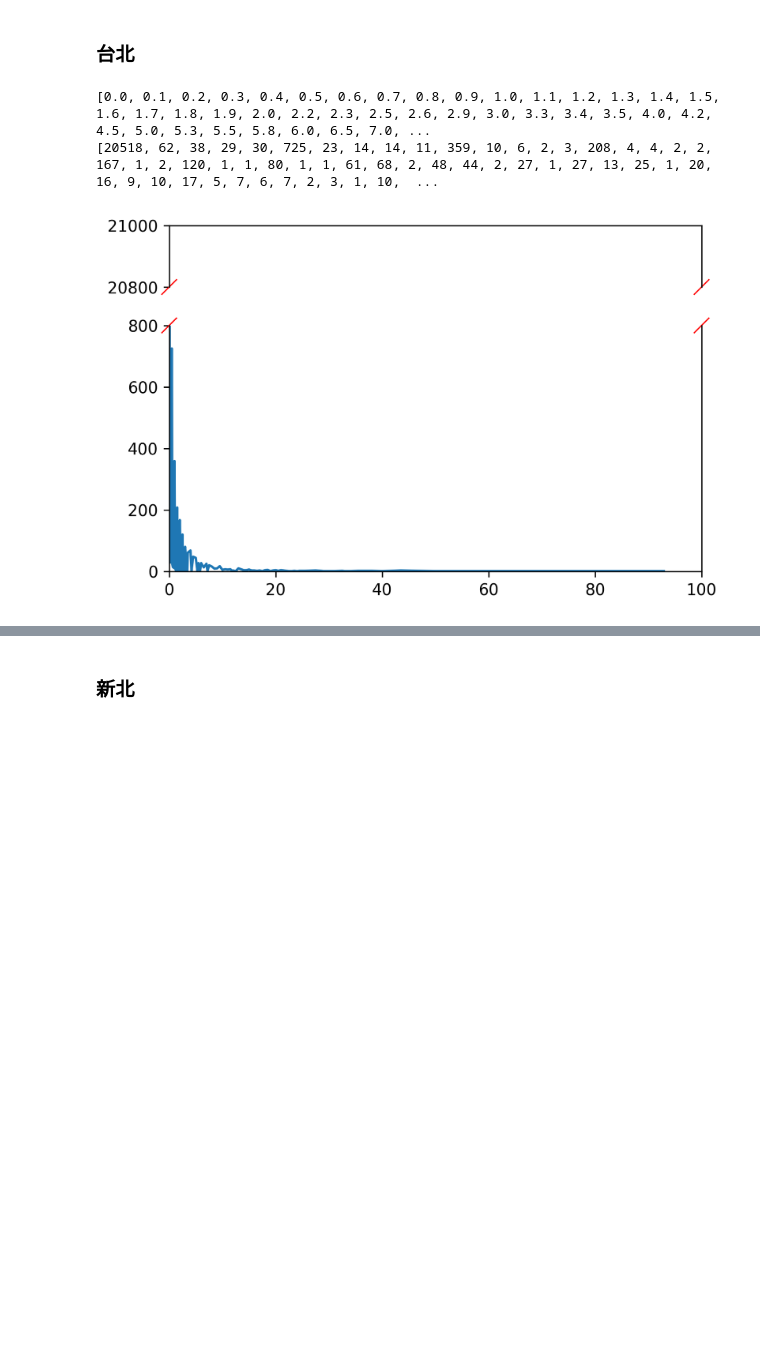
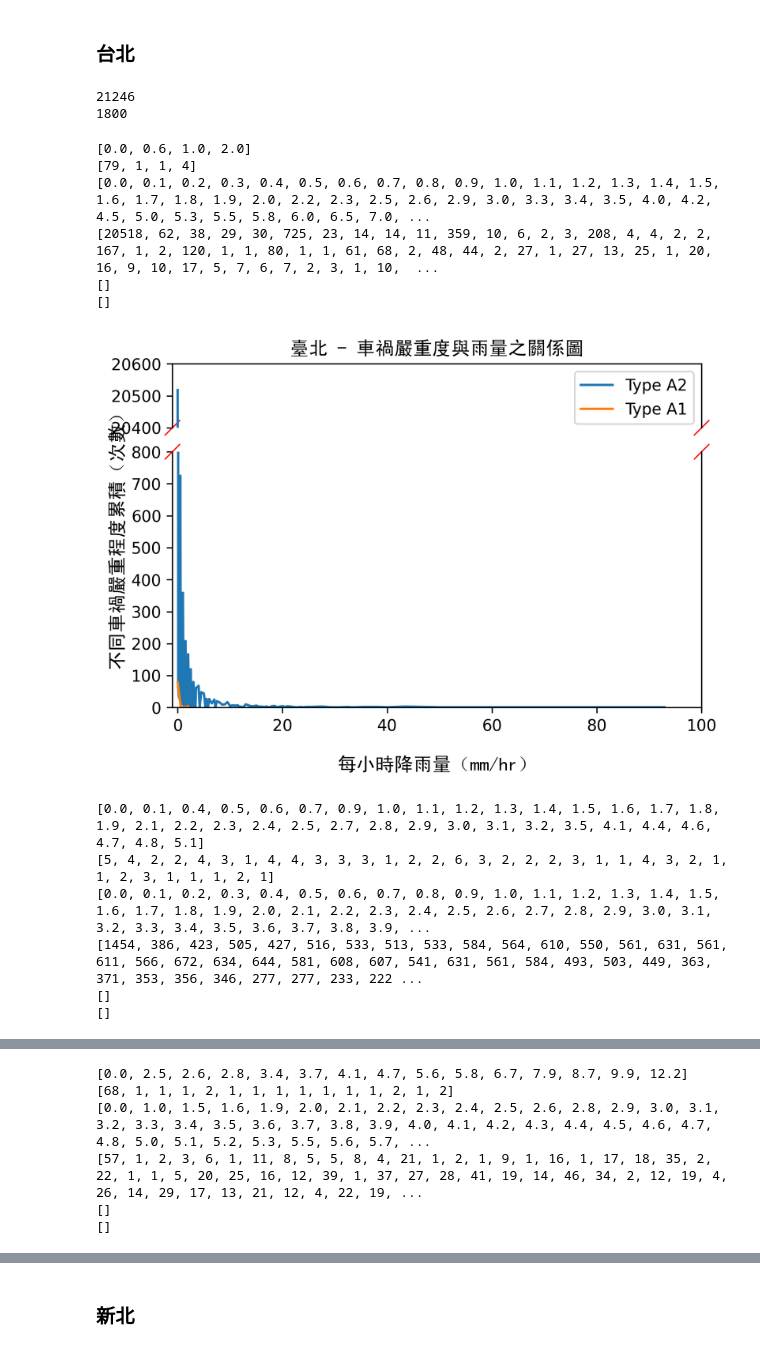
Before and after one commit to lamuyang/DigiTalant_DataScience, a Jupyter notebook: pltA1_A2.ipynb, the cells around one changed output, grey strips where cells are left out. Saved outputs shown, nothing was run; the diff lists cells and outputs as text; code cells hidden in the pictures; blank space fills up the shorter version.

Commit message:
add type figure

```diff
--- a/pltA1_A2.ipynb
+++ b/pltA1_A2.ipynb
@@ -36,10 +36,13 @@ def get_weather_data(district):
         T_time.append(change_time_format(i))
     A1_rain = defaultdict()
     A2_rain = defaultdict()
+    A3_rain = defaultdict()
     A1_WS = defaultdict()
     A2_WS = defaultdict()
+    A3_WS = defaultdict()
     A1_WSGust = defaultdict()
     A2_WSGust = defaultdict()
+    A3_WSGust = defaultdict()
     count = 0
     err = 0
     for i in range(0,len(district["測站"].to_list())):
@@ -65,37 +68,52 @@ def get_weather_data(district):
                     A1_rain[precp] = 1
                 else:
                     A1_rain[precp] += 1
-            else:
+            elif district["種類"].to_list()[i] == "A2":
                 if precp not in A2_rain.keys():
                     A2_rain[precp] = 1
                 else:
                     A2_rain[precp] += 1
+            else:
+                if precp not in A3_rain.keys():
+                    A3_rain[precp] = 1
+                else:
+                    A3_rain[precp] += 1
             if district["種類"].to_list()[i] == "A1":
                 if WS not in A1_WS.keys():
                     A1_WS[WS] = 1
                 else:
                     A1_WS[WS] += 1
-            else:
+            elif district["種類"].to_list()[i] == "A2":
                 if WS not in A2_WS.keys():
                     A2_WS[WS] = 1
                 else:
                     A2_WS[WS] += 1
+            else:
+                if WS not in A3_WS.keys():
+                    A3_WS[WS] = 1
+                else:
+                    A3_WS[WS] += 1
             if district["種類"].to_list()[i] == "A1":
                 if WSGust not in A1_WSGust.keys():
                     A1_WSGust[WSGust] = 1
                 else:
                     A1_WSGust[WSGust] += 1
-            else:
+            elif district["種類"].to_list()[i] == "A2":
                 if precp not in A2_WSGust.keys():
                     A2_WSGust[WSGust] = 1
                 else:
                     A2_WSGust[WSGust] += 1
+            else:
+                if precp not in A3_WSGust.keys():
+                    A3_WSGust[WSGust] = 1
+                else:
+                    A3_WSGust[WSGust] += 1
             count += 1
         except:
             err += 1
     print(count)
     print(err)
-    return A1_rain, A2_rain, A1_WS, A2_WS, A1_WSGust, A2_WSGust
+    return A1_rain, A2_rain, A3_rain, A1_WS, A2_WS, A3_WS, A1_WSGust, A2_WSGust, A3_WSGust
 # %%
 # A1_rain, A2_rain, A1_WS, A2_WS, A1_WSGust, A2_WSGust = get_weather_data(all_Data)
 # %%
@@ -169,6 +203,23 @@ A1_rain, A2_rain, A1_WS, A2_WS, A1_WSGust, A2_WSGust  = get_weather_data(Taipei)
-# %%
-new_draw(A1_rain, A2_rain,"每小時降雨量（mm/hr）","每小時車禍次數（次數/hr）")
-# %% [output]
-[0.0, 0.1, 0.2, 0.3, 0.4, 0.5, 0.6, 0.7, 0.8, 0.9, 1.0, 1.1, 1.2, 1.3, 1.4, 1.5, 1.6, 1.7, 1.8, 1.9, 2.0, 2.2, 2.3, 2.5, 2.6, 2.9, 3.0, 3.3, 3.4, 3.5, 4.0, 4.2, 4.5, 5.0, 5.3, 5.5, 5.8, 6.0, 6.5, 7.0, ...
-[20518, 62, 38, 29, 30, 725, 23, 14, 14, 11, 359, 10, 6, 2, 3, 208, 4, 4, 2, 2, 167, 1, 2, 120, 1, 1, 80, 1, 1, 61, 68, 2, 48, 44, 2, 27, 1, 27, 13, 25, 1, 20, 16, 9, 10, 17, 5, 7, 6, 7, 2, 3, 1, 10,  ...
-[figure, removed]
+# %%
+A1_rain, A2_rain, A3_rain, A1_WS, A2_WS, A3_WS, A1_WSGust, A2_WSGust, A3_WSGust = get_weather_data(Taipei)
+# %% [output]
+21246
+1800
+# %%
+new_draw(A1_rain, A2_rain,A3_rain,100,0,800,20400,20600,"每小時降雨量（mm/hr）","不同車禍嚴重程度累積（次數）","臺北 - 車禍嚴重度與雨量之關係圖",True)
+new_draw(A1_WS, A2_WS, A3_WS,12,0,700,1400,1500,"每小時平均風速 (m/s)","不同車禍嚴重程度累積（次數）","臺北 - 車禍嚴重度與平均風速之關係圖",True),
+new_draw(A1_WSGust, A2_WSGust, A3_WSGust,100,0,100,1500,1600,"每小時最大陣風 (m/s)","不同車禍嚴重程度累積（次數）","臺北 - 車禍嚴重度與最大陣風之關係圖")
+# %% [output]
+[0.0, 0.6, 1.0, 2.0]
+[79, 1, 1, 4]
+[0.0, 0.1, 0.2, 0.3, 0.4, 0.5, 0.6, 0.7, 0.8, 0.9, 1.0, 1.1, 1.2, 1.3, 1.4, 1.5, 1.6, 1.7, 1.8, 1.9, 2.0, 2.2, 2.3, 2.5, 2.6, 2.9, 3.0, 3.3, 3.4, 3.5, 4.0, 4.2, 4.5, 5.0, 5.3, 5.5, 5.8, 6.0, 6.5, 7.0, ...
+[20518, 62, 38, 29, 30, 725, 23, 14, 14, 11, 359, 10, 6, 2, 3, 208, 4, 4, 2, 2, 167, 1, 2, 120, 1, 1, 80, 1, 1, 61, 68, 2, 48, 44, 2, 27, 1, 27, 13, 25, 1, 20, 16, 9, 10, 17, 5, 7, 6, 7, 2, 3, 1, 10,  ...
+[]
+[]
+[figure, added]
+[0.0, 0.1, 0.4, 0.5, 0.6, 0.7, 0.9, 1.0, 1.1, 1.2, 1.3, 1.4, 1.5, 1.6, 1.7, 1.8, 1.9, 2.1, 2.2, 2.3, 2.4, 2.5, 2.7, 2.8, 2.9, 3.0, 3.1, 3.2, 3.5, 4.1, 4.4, 4.6, 4.7, 4.8, 5.1]
+[5, 4, 2, 2, 4, 3, 1, 4, 4, 3, 3, 3, 1, 2, 2, 6, 3, 2, 2, 2, 3, 1, 1, 4, 3, 2, 1, 1, 2, 3, 1, 1, 1, 2, 1]
+[0.0, 0.1, 0.2, 0.3, 0.4, 0.5, 0.6, 0.7, 0.8, 0.9, 1.0, 1.1, 1.2, 1.3, 1.4, 1.5, 1.6, 1.7, 1.8, 1.9, 2.0, 2.1, 2.2, 2.3, 2.4, 2.5, 2.6, 2.7, 2.8, 2.9, 3.0, 3.1, 3.2, 3.3, 3.4, 3.5, 3.6, 3.7, 3.8, 3.9, ...
+[1454, 386, 423, 505, 427, 516, 533, 513, 533, 584, 564, 610, 550, 561, 631, 561, 611, 566, 672, 634, 644, 581, 608, 607, 541, 631, 561, 584, 493, 503, 449, 363, 371, 353, 356, 346, 277, 277, 233, 222 ...
+[]
+[]
@@ -174,0 +227,6 @@ new_draw(A1_rain, A2_rain,"每小時降雨量（mm/hr）","每小時車禍次數
+[0.0, 2.5, 2.6, 2.8, 3.4, 3.7, 4.1, 4.7, 5.6, 5.8, 6.7, 7.9, 8.7, 9.9, 12.2]
+[68, 1, 1, 1, 2, 1, 1, 1, 1, 1, 1, 1, 2, 1, 2]
+[0.0, 1.0, 1.5, 1.6, 1.9, 2.0, 2.1, 2.2, 2.3, 2.4, 2.5, 2.6, 2.8, 2.9, 3.0, 3.1, 3.2, 3.3, 3.4, 3.5, 3.6, 3.7, 3.8, 3.9, 4.0, 4.1, 4.2, 4.3, 4.4, 4.5, 4.6, 4.7, 4.8, 5.0, 5.1, 5.2, 5.3, 5.5, 5.6, 5.7, ...
+[57, 1, 2, 3, 6, 1, 11, 8, 5, 5, 8, 4, 21, 1, 2, 1, 9, 1, 16, 1, 17, 18, 35, 2, 22, 1, 1, 5, 20, 25, 16, 12, 39, 1, 37, 27, 28, 41, 19, 14, 46, 34, 2, 12, 19, 4, 26, 14, 29, 17, 13, 21, 12, 4, 22, 19, ...
+[]
+[]
```
Also changed, not shown: parts of 18 cells of this notebook.
